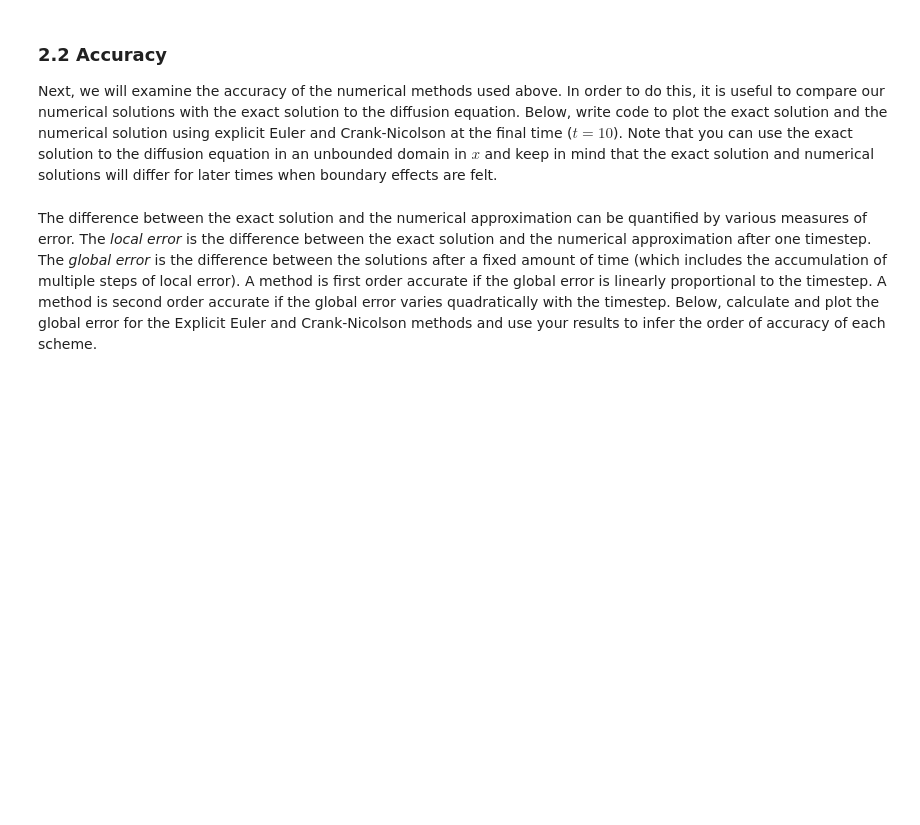
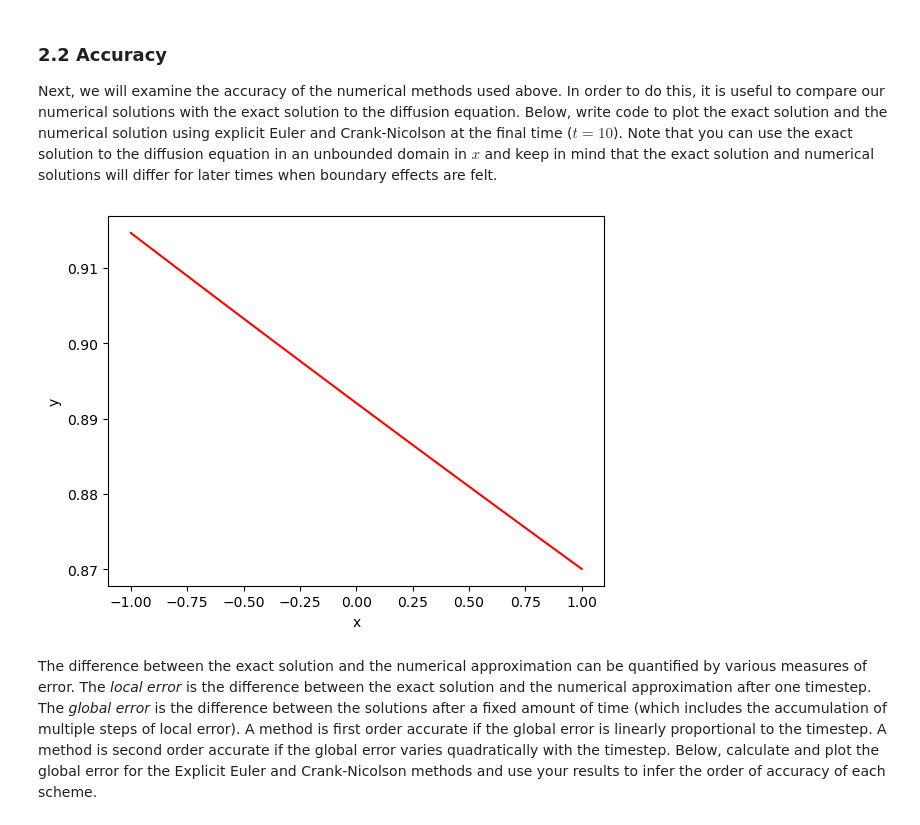
Before and after one commit to Ealish241/QCES, a Jupyter notebook: Project1_numerical_methods.ipynb, the cells around one changed output. Cells and saved outputs as stored; diff of their text form; code cells hidden in the pictures; blank space fills up the shorter version.

```diff
--- a/Project1_numerical_methods.ipynb
+++ b/Project1_numerical_methods.ipynb
@@ -224,7 +224,7 @@ def set_ics(x, kappa, t_ic):
 Finally, define some parameters and the x and t vectors:
 # %%
 # Defining parameters
-kappa = 0.001  # diffusivity
+kappa = 0.01  # diffusivity
 
 # Timestepping parameters
 t_start = 0  # start time (note that this is not the same time used to evaluate the exact solution to set the ICs)
@@ -281,3 +284,17 @@ Next, we will examine the accuracy of the numerical methods used above. In order
+# %%
+# Add code to plot exact and numerical solutions
+
+
+exact = np.ones(len(x))*((1/(4*np.pi*kappa*10))**(1/2))*np.exp(-(x**2)/(4*x*10))
+
+plt.plot(x,exact,'r-')
+#plt.plot(x,theta,'b-')
+#plt.legend(['Surface temperature','Deep ocean temperature'])
+plt.xlabel('x')
+plt.ylabel('y')
+plt.show()
+# %% [output]
+[figure, added]
 # %% [markdown]
 The difference between the exact solution and the numerical approximation can be quantified by various measures of error. The *local error* is the difference between the exact solution and the numerical approximation after one timestep. The *global error* is the difference between the solutions after a fixed amount of time (which includes the accumulation of multiple steps of local error). A method is first order accurate if the global error is linearly proportional to the timestep. A method is second order accurate if the global error varies quadratically with the timestep. Below, calculate and plot the global error for the Explicit Euler and Crank-Nicolson methods and use your results to infer the order of accuracy of each scheme.
 # %% [markdown]
```
Also changed, not shown: parts of 5 cells of this notebook.
